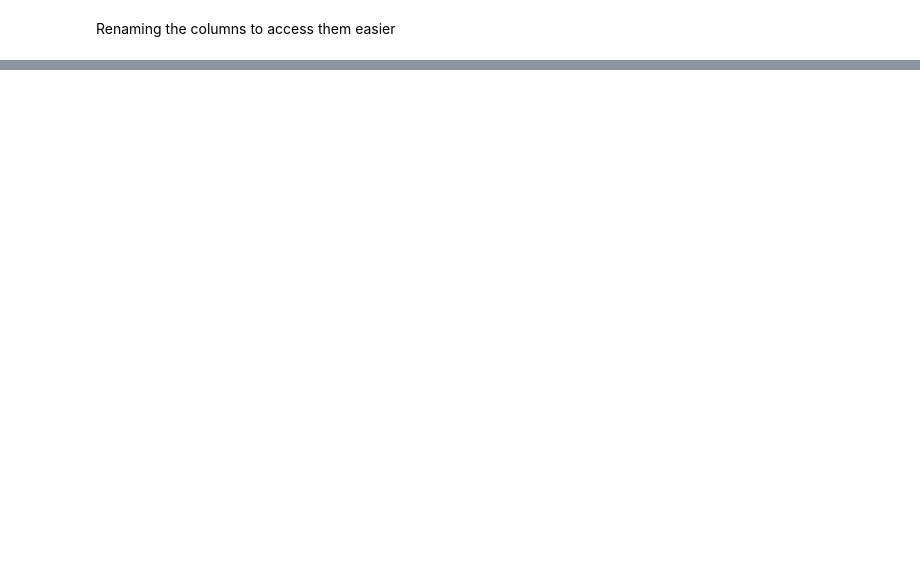
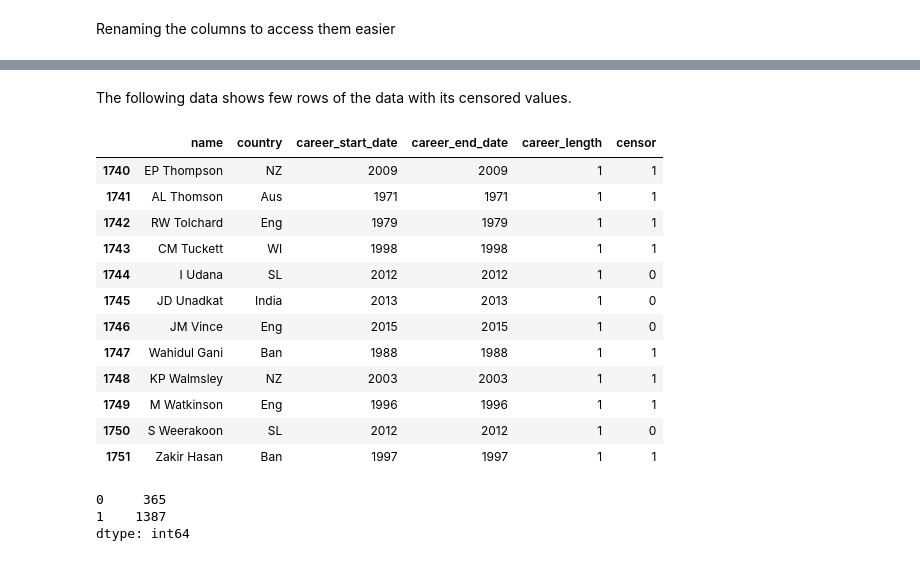
Before and after one commit to keshavramaswamy/ipython-notebooks, a Jupyter notebook: survival_analysis.ipynb, the cells around one changed output, grey strips where cells are left out. Drawn from its saved outputs; the diff is of its cells as text; code cells hidden in the pictures; blank space fills up the shorter version.

```diff
--- a/survival_analysis.ipynb
+++ b/survival_analysis.ipynb
@@ -185,0 +266,28 @@ df_span
+# %%
+df_censor = pd.read_csv('censor.csv')
+# %%
+df_censor = df_censor.drop('Unnamed: 0', 1);
+# %% [markdown]
+The following data shows few rows of the data with its censored values.
+# %%
+df_censor.tail(12)
+# %% [output]
+|  | name | country | career_start_date | career_end_date | career_length | censor |
+| 1740 | EP Thompson | NZ | 2009 | 2009 | 1 | 1 |
+| 1741 | AL Thomson | Aus | 1971 | 1971 | 1 | 1 |
+| 1742 | RW Tolchard | Eng | 1979 | 1979 | 1 | 1 |
+| 1743 | CM Tuckett | WI | 1998 | 1998 | 1 | 1 |
+| 1744 | I Udana | SL | 2012 | 2012 | 1 | 0 |
+| 1745 | JD Unadkat | India | 2013 | 2013 | 1 | 0 |
+| 1746 | JM Vince | Eng | 2015 | 2015 | 1 | 0 |
+| 1747 | Wahidul Gani | Ban | 1988 | 1988 | 1 | 1 |
+| 1748 | KP Walmsley | NZ | 2003 | 2003 | 1 | 1 |
+| 1749 | M Watkinson | Eng | 1996 | 1996 | 1 | 1 |
+| 1750 | S Weerakoon | SL | 2012 | 2012 | 1 | 0 |
+| 1751 | Zakir Hasan | Ban | 1997 | 1997 | 1 | 1 |
+# %%
+df_censor.censor.value_counts().sort_index()
+# %% [output]
+0     365
+1    1387
+dtype: int64
```
Also changed, not shown: parts of 38 cells of this notebook.
